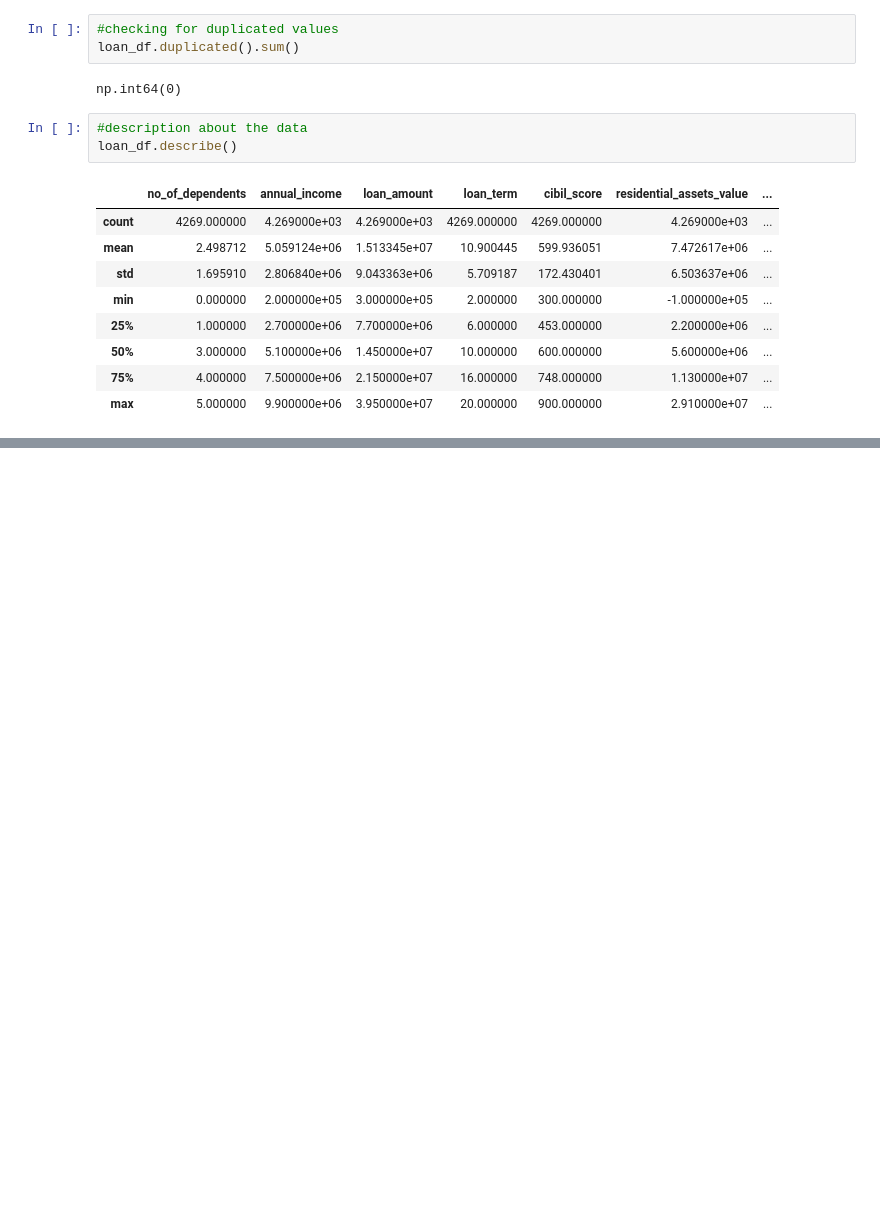
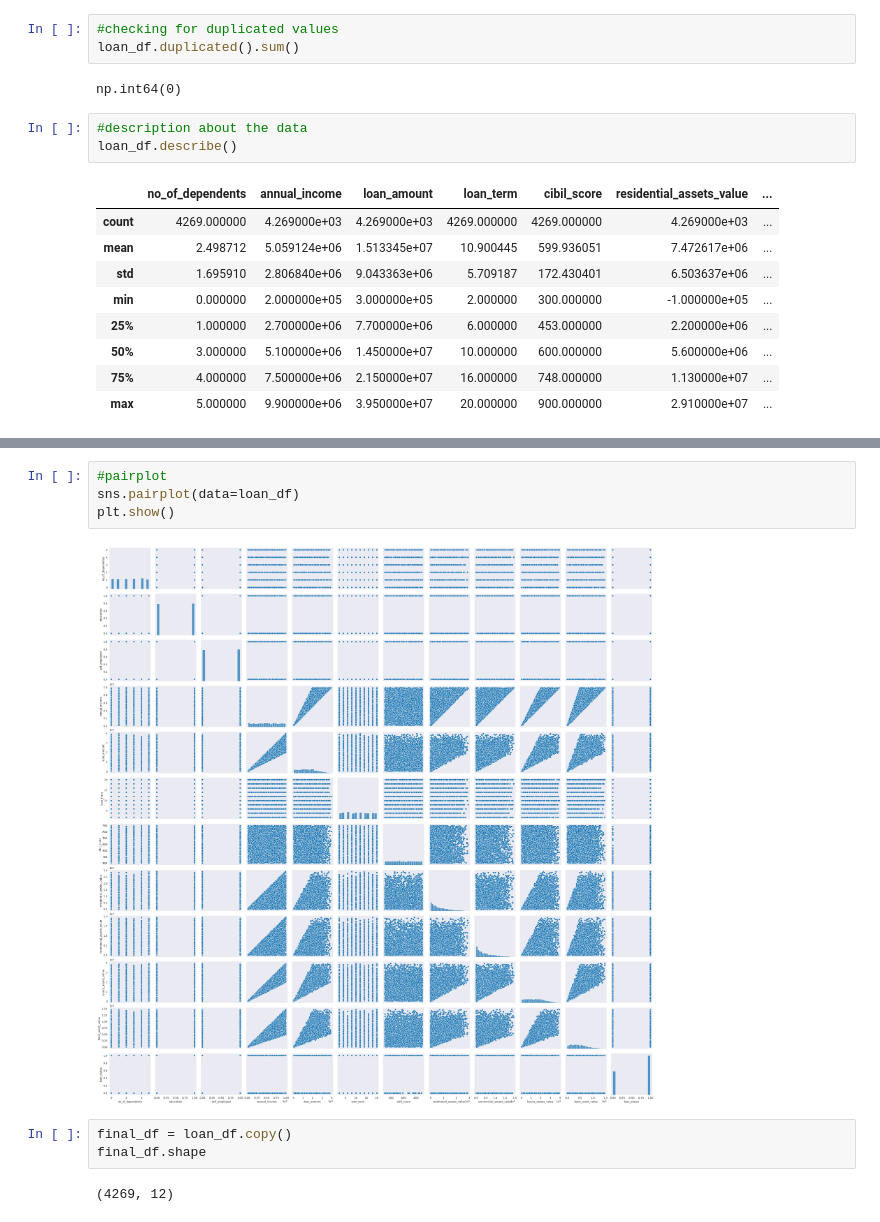
Before and after one commit to anujott-codes/Credit-Loan-Approval, a Jupyter notebook: Loan_Approval.ipynb, the cells around one changed output, grey strips where cells are left out. Cells and saved outputs as stored; diff of their text form; blank space fills up the shorter version.

```diff
--- a/Loan_Approval.ipynb
+++ b/Loan_Approval.ipynb
@@ -129,0 +225,11 @@ Total: 3
+# %%
+#pairplot
+sns.pairplot(data=loan_df)
+plt.show()
+# %% [output]
+[figure, added]
+# %%
+final_df = loan_df.copy()
+final_df.shape
+# %% [output]
+(4269, 12)
```
Also changed, not shown: parts of 26 cells of this notebook.
